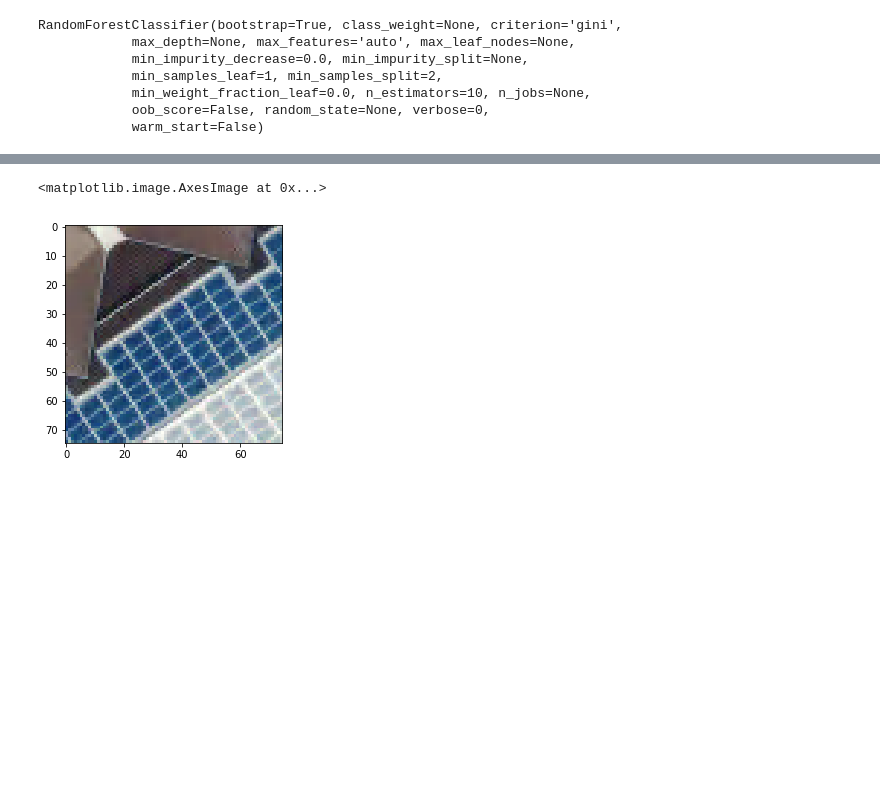
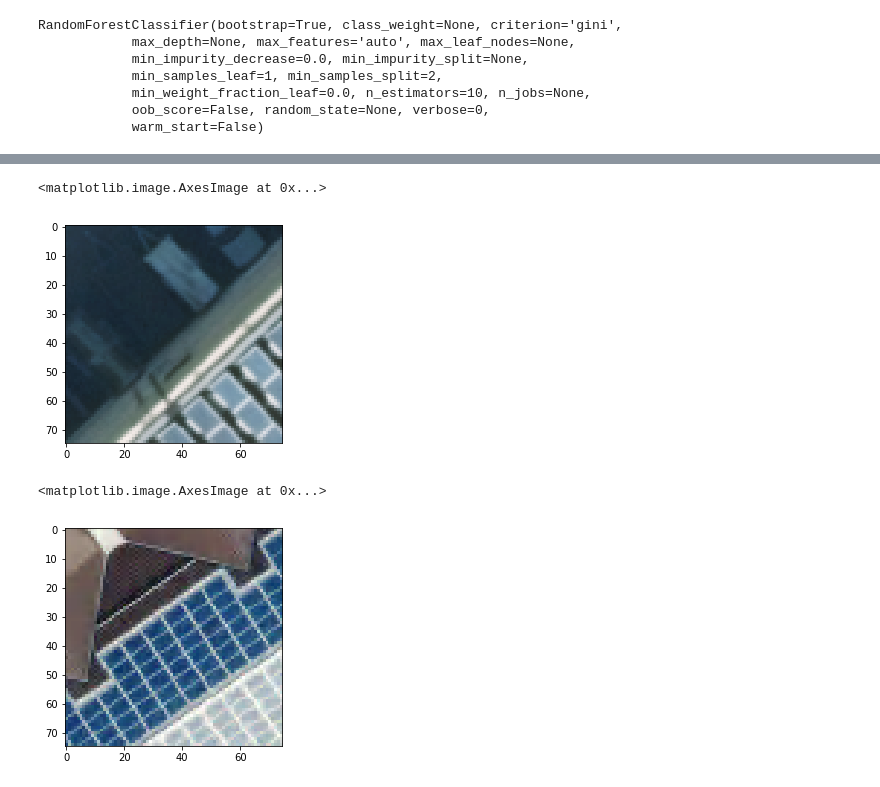
Before and after one commit to thinkpractice/DeepSolaris, a Jupyter notebook: PixelDetection.ipynb, the cells around one changed output, grey strips where cells are left out. Saved outputs shown, nothing was run; the diff lists cells and outputs as text; code cells hidden in the pictures; blank space fills up the shorter version.

```diff
--- a/PixelDetection.ipynb
+++ b/PixelDetection.ipynb
@@ -161,3 +182,8 @@ plt.imshow(prediction_image)
+# %%
+plt.imshow(images[-1][:,:,::-1])
+# %% [output]
+<matplotlib.image.AxesImage at 0x...>
+[figure, added]
 # %%
 from ProjectPaths import ProjectPaths
 from Datasets import Datasets
```
Also changed, not shown: parts of 28 cells of this notebook.
